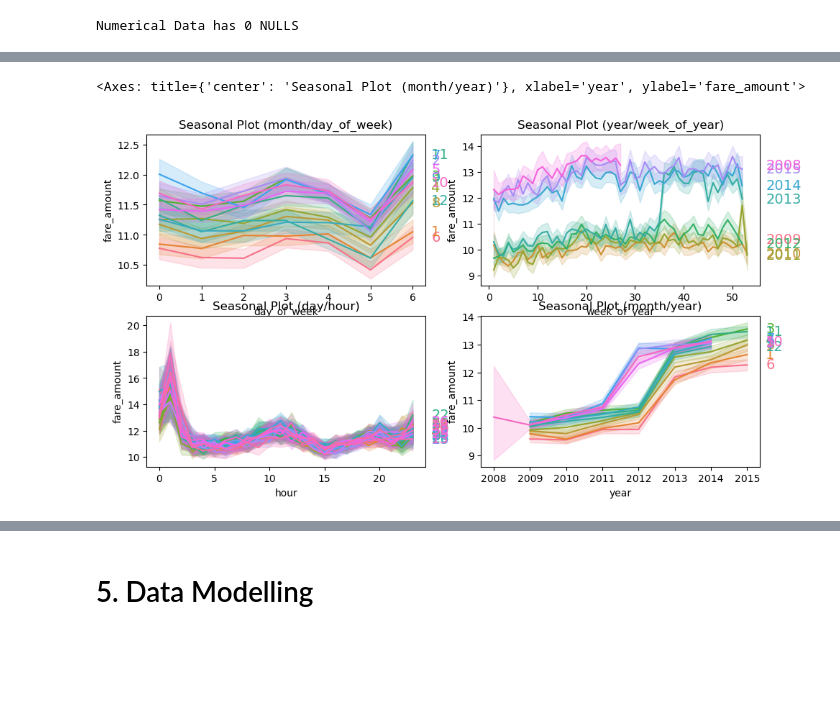
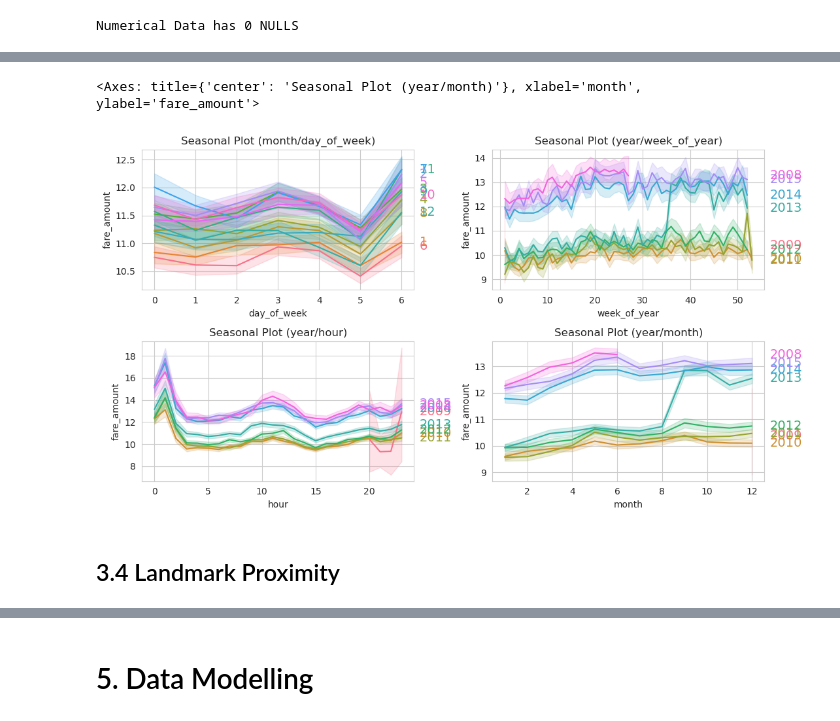
Before and after one commit to niveditha-vudayagiri/ny-taxifare-prediction, a Jupyter notebook: ny-taxi-pred-eda-submission.ipynb, the cells around one changed output, grey strips where cells are left out. Cells and saved outputs as stored; diff of their text form; code cells hidden in the pictures; blank space fills up the shorter version.

```diff
--- a/ny-taxi-pred-eda-submission.ipynb
+++ b/ny-taxi-pred-eda-submission.ipynb
@@ -245,6 +368,7 @@ def haversine_np(lon1, lat1, lon2, lat2):
 
     c = 2 * np.arcsin(np.sqrt(a))
     km = 6367 * c
-    return km
+    miles = 0.621371 * km
+    return miles
 
 train['trip_distance'] = haversine_np(train['pickup_longitude'], train['pickup_latitude'], train['dropoff_longitude'], train['dropoff_latitude'])
@@ -283,14 +447,0 @@ extract_from_date(train)
-# %%
-jfk_lonlat = -73.7781, 40.6413
-lga_lonlat = -73.8740, 40.7769
-ewr_lonlat = -74.1745, 40.6895
-met_lonlat = -73.9632, 40.7794
-wtc_lonlat = -74.0099, 40.7126
-
-def add_landmark_dropoff_distance(df, landmark_name, landmark_lonlat):
-    lon, lat = landmark_lonlat
-    df[landmark_name + '_drop_distance'] = haversine_np(lon, lat, df['dropoff_longitude'], df['dropoff_latitude']);
-
-
-for name, lonlat in [('jfk', jfk_lonlat), ('lga', lga_lonlat), ('ewr', ewr_lonlat), ('met', met_lonlat), ('wtc', wtc_lonlat)]:
-    add_landmark_dropoff_distance(train, name, lonlat)
@@ -319,9 +447,0 @@ plot_grid(train,fig_size=(20,30), grid_size=(8,3), plot_type='scatterplot', targ
-# %%
-#Repeat for Test Data
-
-#Add the new features
-add_travel_vector_features(test)
-test['trip_distance'] = haversine_np(test['pickup_longitude'], test['pickup_latitude'], test['dropoff_longitude'], test['dropoff_latitude'])
-extract_from_date(test)
-for name, lonlat in [('jfk', jfk_lonlat), ('lga', lga_lonlat), ('ewr', ewr_lonlat), ('met', met_lonlat), ('wtc', wtc_lonlat)]:
-    add_landmark_dropoff_distance(test, name, lonlat)
@@ -409,13 +484,16 @@ def seasonal_plot(X, y, period, freq, ax=None):
             size=14,
             va="center",
         )
+    plt.tight_layout()
     return ax
 # %%
 fig, axs = plt.subplots(2, 2, figsize=(11, 6))
 seasonal_plot(train, y="fare_amount", period="month", freq="day_of_week", ax=axs[0,0])
 seasonal_plot(train, y="fare_amount", period="year", freq="week_of_year", ax=axs[0,1])
-seasonal_plot(train, y="fare_amount", period="day", freq="hour", ax=axs[1,0])
-seasonal_plot(train, y="fare_amount", period="month", freq="year", ax=axs[1,1])
+seasonal_plot(train, y="fare_amount", period="year", freq="hour", ax=axs[1,0])
+seasonal_plot(train, y="fare_amount", period="year", freq="month", ax=axs[1,1])
 # %% [output]
-<Axes: title={'center': 'Seasonal Plot (month/year)'}, xlabel='year', ylabel='fare_amount'>
+<Axes: title={'center': 'Seasonal Plot (year/month)'}, xlabel='month', ylabel='fare_amount'>
-[figure, old version]
+[figure, new version]
+# %% [markdown]
+## 3.4 Landmark Proximity
```
Also changed, not shown: parts of 62 cells of this notebook.
